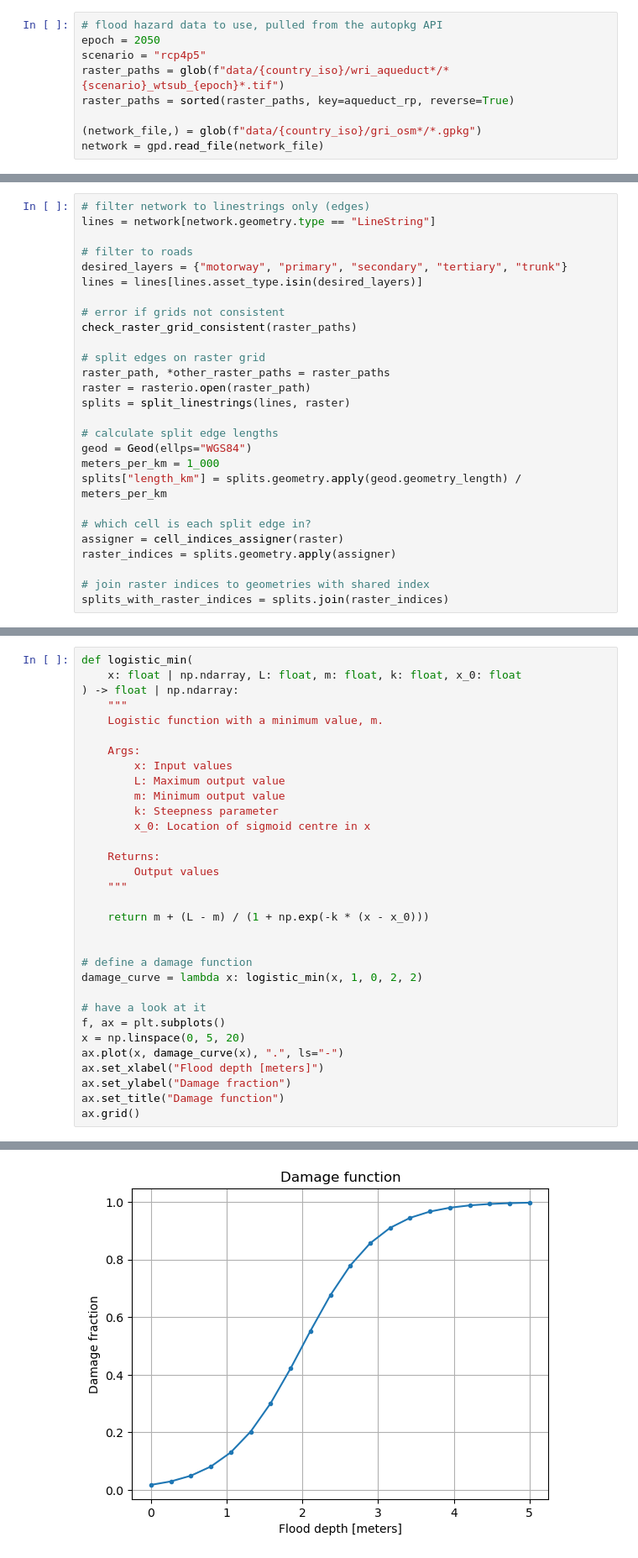
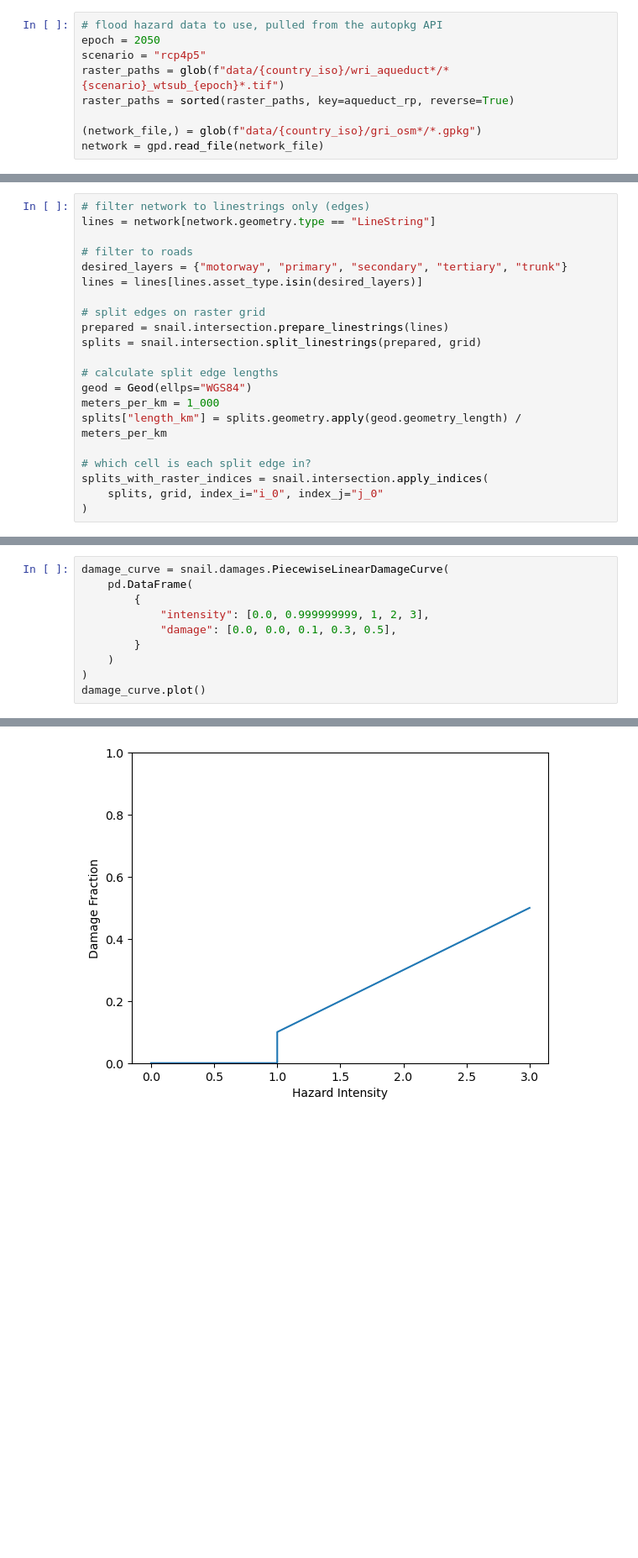
Before and after one commit to nismod/irv-autopkg-use, a Jupyter notebook: 3_calculate_flood_cost.ipynb, the cells around one changed output, grey strips where cells are left out. Shown: that part at 84% size. Saved outputs shown, nothing was run; the diff lists cells and outputs as text; blank space fills up the shorter version.

```diff
--- a/3_calculate_flood_cost.ipynb
+++ b/3_calculate_flood_cost.ipynb
@@ -42,13 +72,9 @@ lines = network[network.geometry.type == "LineString"]
 desired_layers = {"motorway", "primary", "secondary", "tertiary", "trunk"}
 lines = lines[lines.asset_type.isin(desired_layers)]
 
-# error if grids not consistent
-check_raster_grid_consistent(raster_paths)
-
 # split edges on raster grid
-raster_path, *other_raster_paths = raster_paths
-raster = rasterio.open(raster_path)
-splits = split_linestrings(lines, raster)
+prepared = snail.intersection.prepare_linestrings(lines)
+splits = snail.intersection.split_linestrings(prepared, grid)
 
 # calculate split edge lengths
 geod = Geod(ellps="WGS84")
@@ -56,11 +82,9 @@ meters_per_km = 1_000
 splits["length_km"] = splits.geometry.apply(geod.geometry_length) / meters_per_km
 
 # which cell is each split edge in?
-assigner = cell_indices_assigner(raster)
-raster_indices = splits.geometry.apply(assigner)
-
-# join raster indices to geometries with shared index
-splits_with_raster_indices = splits.join(raster_indices)
+splits_with_raster_indices = snail.intersection.apply_indices(
+    splits, grid, index_i="i_0", index_j="j_0"
+)
 # %%
 # map raster indices as visual check
 f, (ax_i, ax_j) = plt.subplots(ncols=2)
@@ -94,33 +115,11 @@ hazard_intensities.describe()
 # %%
-def logistic_min(
-    x: float | np.ndarray, L: float, m: float, k: float, x_0: float
-) -> float | np.ndarray:
-    """
-    Logistic function with a minimum value, m.
-
-    Args:
-        x: Input values
-        L: Maximum output value
-        m: Minimum output value
-        k: Steepness parameter
-        x_0: Location of sigmoid centre in x
-
-    Returns:
-        Output values
-    """
-
-    return m + (L - m) / (1 + np.exp(-k * (x - x_0)))
-
-
-# define a damage function
-damage_curve = lambda x: logistic_min(x, 1, 0, 2, 2)
-
-# have a look at it
-f, ax = plt.subplots()
-x = np.linspace(0, 5, 20)
-ax.plot(x, damage_curve(x), ".", ls="-")
-ax.set_xlabel("Flood depth [meters]")
-ax.set_ylabel("Damage fraction")
-ax.set_title("Damage function")
-ax.grid()
+damage_curve = snail.damages.PiecewiseLinearDamageCurve(
+    pd.DataFrame(
+        {
+            "intensity": [0.0, 0.999999999, 1, 2, 3],
+            "damage": [0.0, 0.0, 0.1, 0.3, 0.5],
+        }
+    )
+)
+damage_curve.plot()
 # %% [output]
@@ -127 +127 @@ ax.grid()
-[figure, old version]
+[figure, new version]
```
Also changed, not shown: parts of 10 cells of this notebook, 1 other file.
